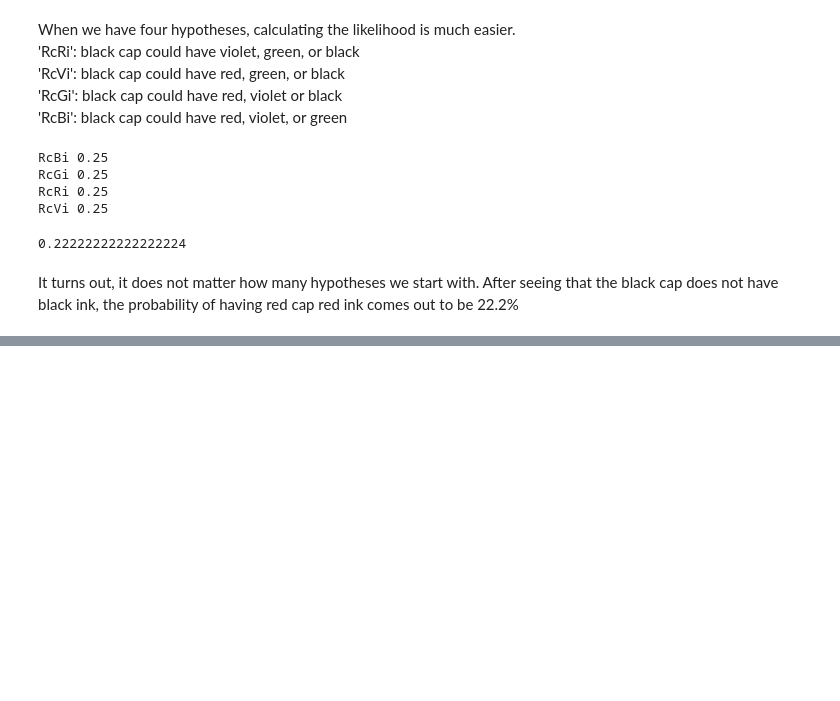
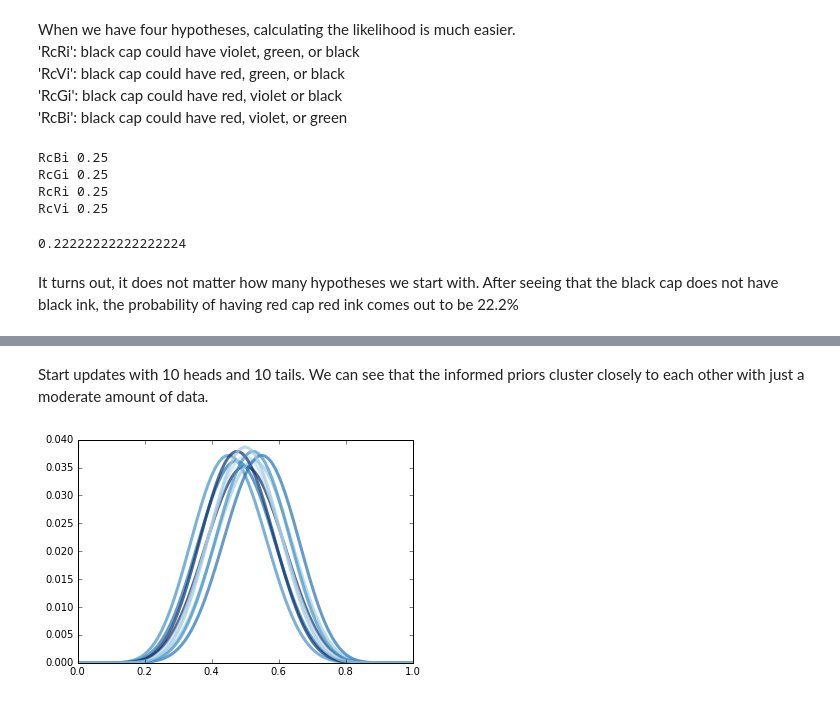
Before and after one commit to NathanYee/ThinkBayes2, a Jupyter notebook: code/report02.ipynb, the cells around one changed output, grey strips where cells are left out. Drawn from its saved outputs; the diff is of its cells as text; code cells hidden in the pictures; blank space fills up the shorter version.

Commit message:
did various priors for euro

```diff
--- a/code/report02.ipynb
+++ b/code/report02.ipynb
@@ -124,0 +153,9 @@ It turns out, it does not matter how many hypotheses we start with. After seeing
+# %% [markdown]
+Start updates with 10 heads and 10 tails. We can see that the informed priors cluster closely to each other with just a moderate amount of data.
+# %%
+for coin in coins:
+    coin.Update((10,10))
+for coin in coins:
+    thinkplot.Pdf(coin.MakePmf())
+# %% [output]
+[figure, added]
```
Also changed, not shown: parts of 14 cells of this notebook.
